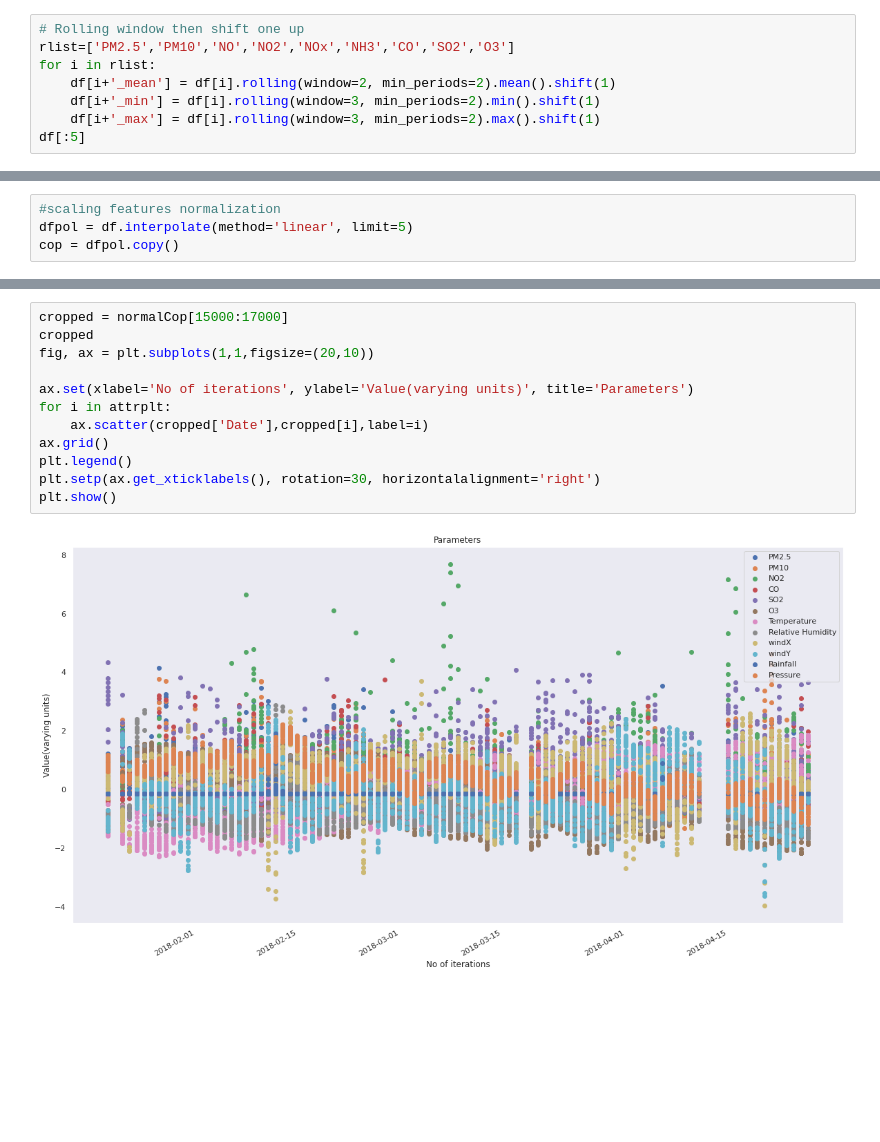
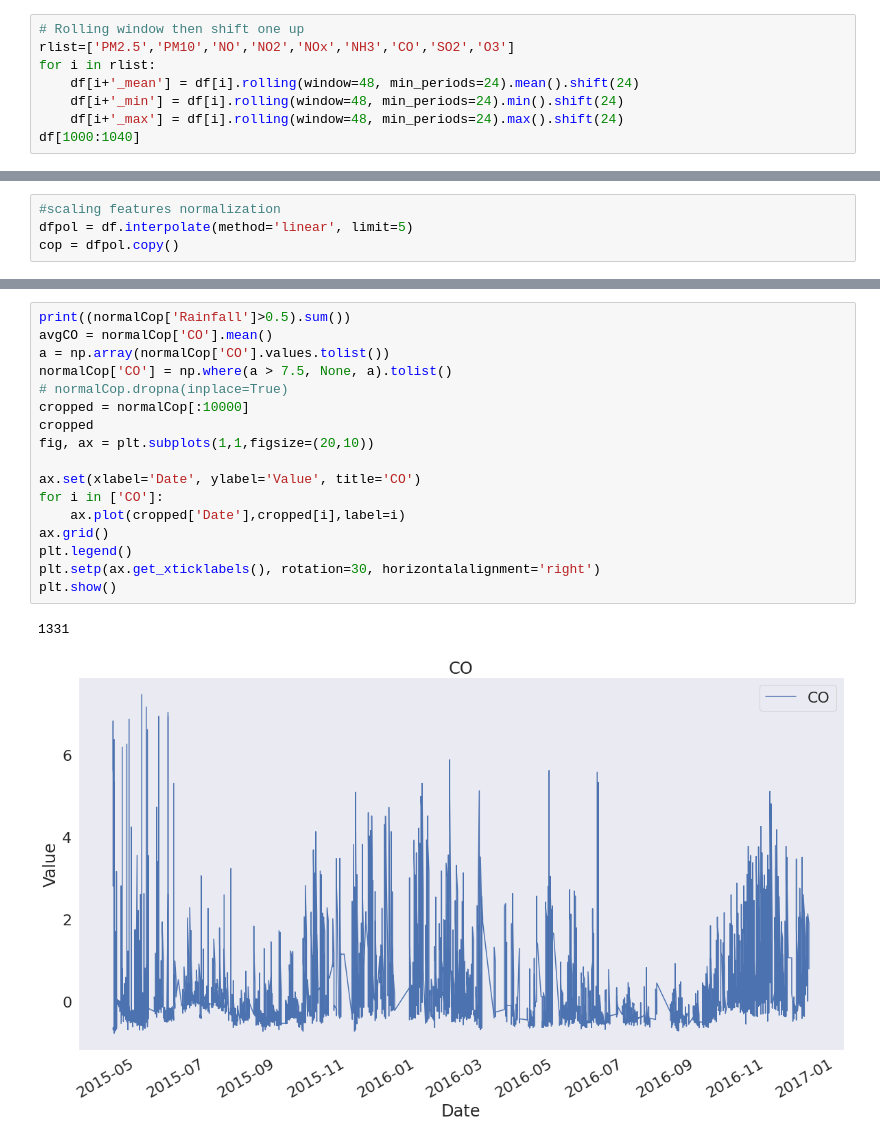
Before and after one commit to gupta-anmol/air-quality-prediction, a Jupyter notebook: main.ipynb, the cells around one changed output, grey strips where cells are left out. Cells and saved outputs as stored; diff of their text form; blank space fills up the shorter version.

```diff
--- a/main.ipynb
+++ b/main.ipynb
@@ -143,9 +142,9 @@ print(df[:5])
 # Rolling window then shift one up
 rlist=['PM2.5','PM10','NO','NO2','NOx','NH3','CO','SO2','O3']
 for i in rlist:
-    df[i+'_mean'] = df[i].rolling(window=2, min_periods=2).mean().shift(1)
-    df[i+'_min'] = df[i].rolling(window=3, min_periods=2).min().shift(1)
-    df[i+'_max'] = df[i].rolling(window=3, min_periods=2).max().shift(1)
-df[:5]
+    df[i+'_mean'] = df[i].rolling(window=48, min_periods=24).mean().shift(24)
+    df[i+'_min'] = df[i].rolling(window=48, min_periods=24).min().shift(24)
+    df[i+'_max'] = df[i].rolling(window=48, min_periods=24).max().shift(24)
+df[1000:1040]
 # %% [output]
 |  | StationId | Datetime | PM2.5 | PM10 | NO | NO2 | NOx | NH3 | CO | SO2 | O3 | ... |
@@ -357,17 +344,23 @@ Index(['PM2.5', 'PM10', 'NO', 'NO2', 'NOx', 'NH3', 'CO', 'SO2', 'O3', 'AQI',
 # %%
-cropped = normalCop[15000:17000]
+print((normalCop['Rainfall']>0.5).sum())
+avgCO = normalCop['CO'].mean()
+a = np.array(normalCop['CO'].values.tolist())
+normalCop['CO'] = np.where(a > 7.5, None, a).tolist()
+# normalCop.dropna(inplace=True)
+cropped = normalCop[:10000]
 cropped
 fig, ax = plt.subplots(1,1,figsize=(20,10))
 
-ax.set(xlabel='No of iterations', ylabel='Value(varying units)', title='Parameters')
-for i in attrplt:
-    ax.scatter(cropped['Date'],cropped[i],label=i)
+ax.set(xlabel='Date', ylabel='Value', title='CO')
+for i in ['CO']:
+    ax.plot(cropped['Date'],cropped[i],label=i)
 ax.grid()
 plt.legend()
 plt.setp(ax.get_xticklabels(), rotation=30, horizontalalignment='right')
 plt.show()
 # %% [output]
+1331
-[figure, old version]
+[figure, new version]
 # %%
 cropped = normalCop[15000:17000]
 cropped
```
Also changed, not shown: parts of 8 cells of this notebook.
